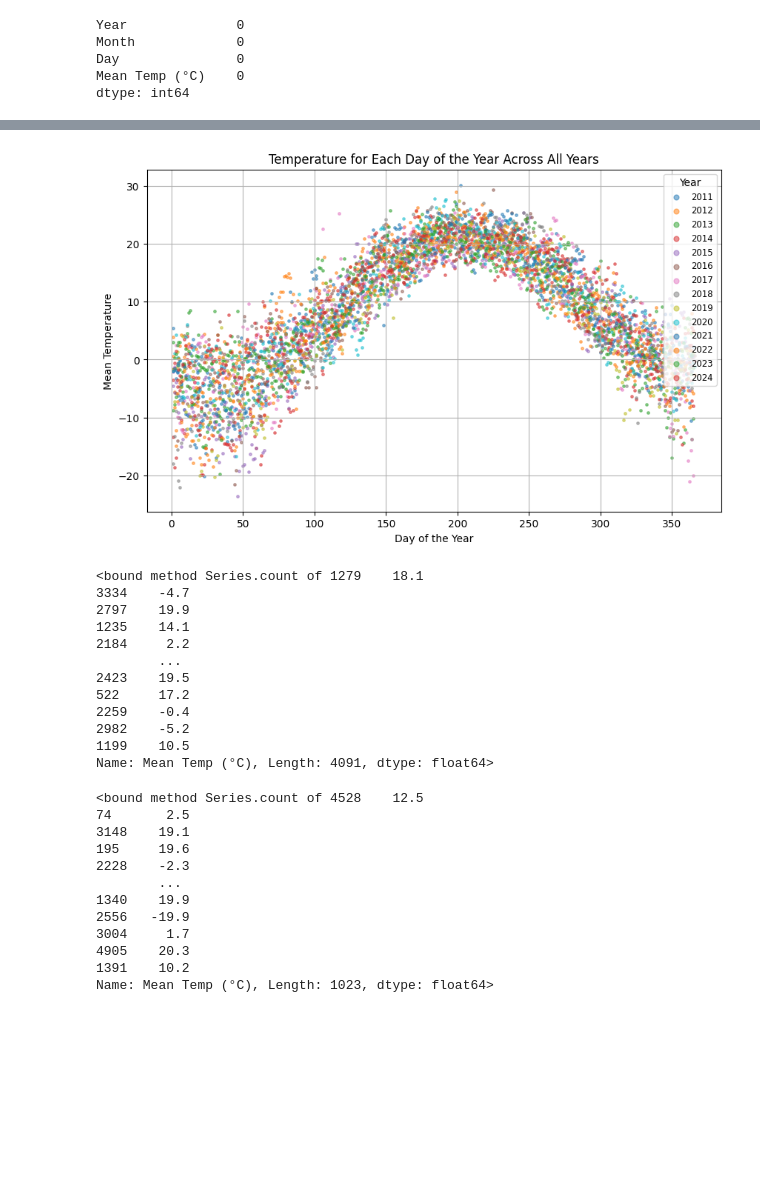
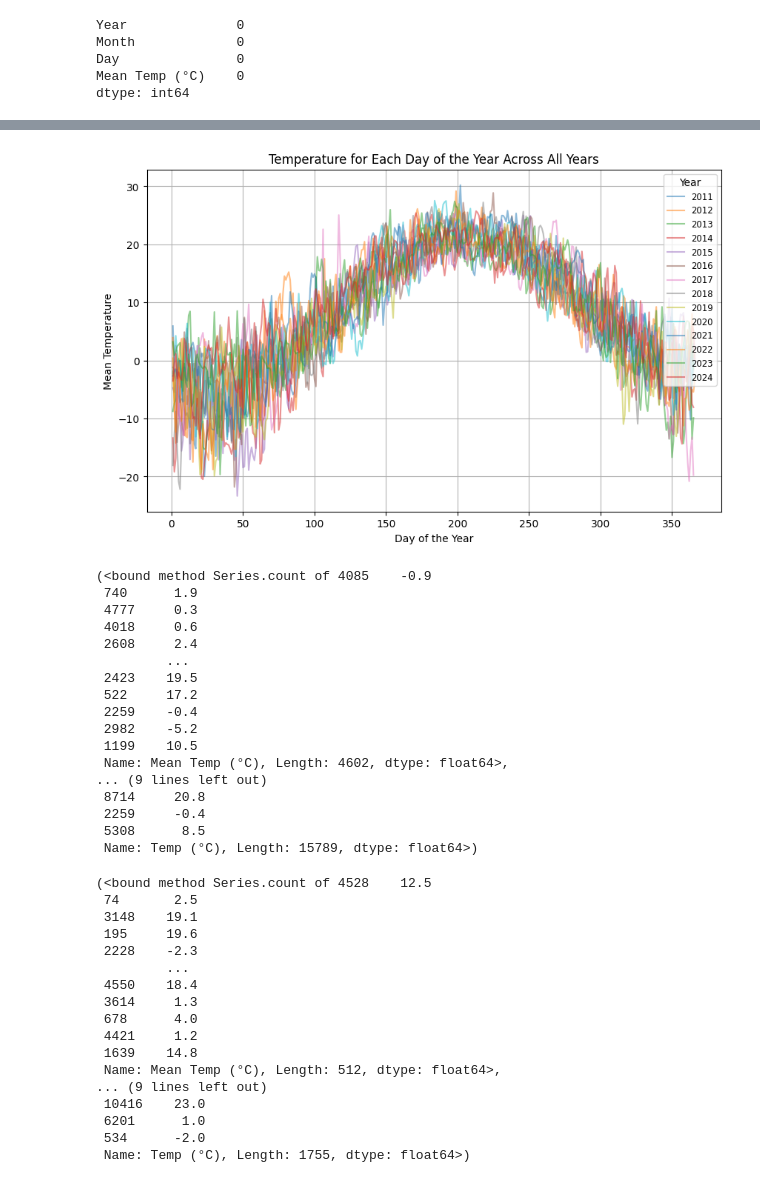
Before and after one commit to Sxres/temperature_predictor_app, a Jupyter notebook: model/training.ipynb, the cells around one changed output, grey strips where cells are left out. Drawn from its saved outputs; the diff is of its cells as text; code cells hidden in the pictures; blank space fills up the shorter version.

```diff
--- a/model/training.ipynb
+++ b/model/training.ipynb
@@ -44,16 +77,16 @@ mean_temp_per_day = data.groupby('day_of_year')['Mean Temp (°C)'].mean()
 # %%
 plt.figure(figsize=(10, 6))
 for year in data['Year'].unique():
     yearly_data = data[data['Year'] == year]
     jitter = np.random.uniform(-0.4, 0.4, size=len(yearly_data))
-    plt.scatter(yearly_data['day_of_year'], yearly_data['Mean Temp (°C)'] + jitter, label=year, alpha=0.5, s=6)
+    plt.plot(yearly_data['day_of_year'], yearly_data['Mean Temp (°C)'] + jitter, label=year, alpha=0.5)
 
 plt.title('Temperature for Each Day of the Year Across All Years')
 plt.xlabel('Day of the Year')
 plt.ylabel('Mean Temperature')
 plt.legend(title='Year', loc='upper right', fontsize='small', markerscale=2)
 plt.grid(True)
 plt.show()
 # %% [output]
-[figure, old version]
+[figure, new version]
 # %%
@@ -61,31 +96,41 @@ x_train, x_test, y_train, y_test = train_test_split(X, y, test_size=0.2, random_
 # %%
-y_train.count
+y_train.count, " ", y2_train.count
 # %% [output]
-<bound method Series.count of 1279    18.1
-3334    -4.7
-2797    19.9
-1235    14.1
-2184     2.2
-        ...
-2423    19.5
-522     17.2
-2259    -0.4
-2982    -5.2
-1199    10.5
-Name: Mean Temp (°C), Length: 4091, dtype: float64>
+(<bound method Series.count of 4085    -0.9
+ 740      1.9
+ 4777     0.3
+ 4018     0.6
+ 2608     2.4
+         ...
+ 2423    19.5
+ 522     17.2
+ 2259    -0.4
+ 2982    -5.2
+ 1199    10.5
+ Name: Mean Temp (°C), Length: 4602, dtype: float64>,
+... (9 lines left out)
+ 8714     20.8
+ 2259     -0.4
+ 5308      8.5
+ Name: Temp (°C), Length: 15789, dtype: float64>)
 # %%
-y_test.count
+y_test.count, " ", y2_test.count
 # %% [output]
-<bound method Series.count of 4528    12.5
-74       2.5
-3148    19.1
-195     19.6
-2228    -2.3
-        ...
-1340    19.9
-2556   -19.9
-3004     1.7
-4905    20.3
-1391    10.2
-Name: Mean Temp (°C), Length: 1023, dtype: float64>
+(<bound method Series.count of 4528    12.5
+ 74       2.5
+ 3148    19.1
+ 195     19.6
+ 2228    -2.3
+         ...
+ 4550    18.4
+ 3614     1.3
+ 678      4.0
+ 4421     1.2
+ 1639    14.8
+ Name: Mean Temp (°C), Length: 512, dtype: float64>,
+... (9 lines left out)
+ 10416    23.0
+ 6201      1.0
+ 534      -2.0
+ Name: Temp (°C), Length: 1755, dtype: float64>)
 # %%
```
Also changed, not shown: parts of 44 cells of this notebook, 46 other files.
